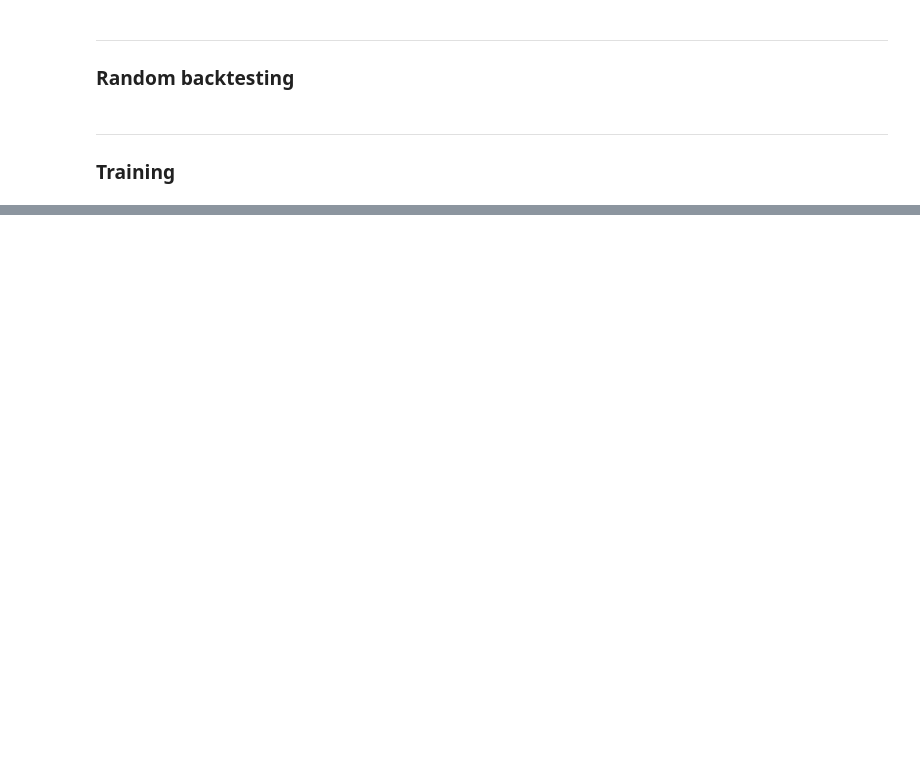
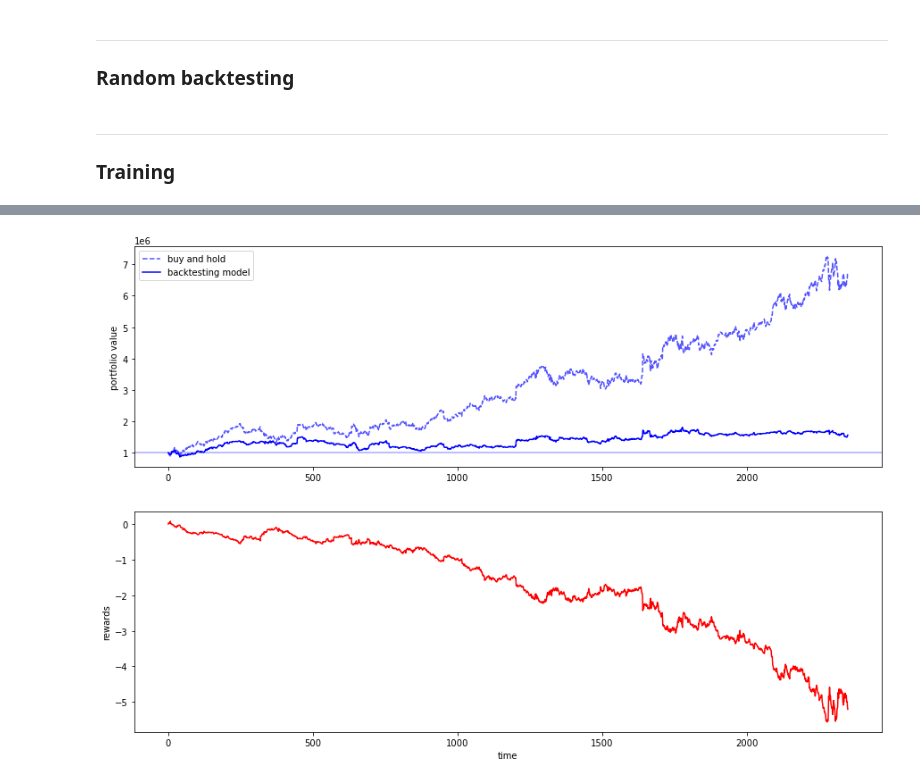
Before and after one commit to willarliss/Trade-Bot, a Jupyter notebook: working_improvements/training_prelim.ipynb, the cells around one changed output, grey strips where cells are left out. Saved outputs shown, nothing was run; the diff lists cells and outputs as text; code cells hidden in the pictures; blank space fills up the shorter version.

```diff
--- a/working_improvements/training_prelim.ipynb
+++ b/working_improvements/training_prelim.ipynb
@@ -67,8 +67,10 @@ plt.plot(rewards)
 def build_model(input_shape, output_len):
 
     h1 = 1024
-    h2 = 584
-    h3 = 68
+    #h2 = 584
+    h2 = 784
+    #h3 = 68
+    h3 = 368
     eta = 0.01
 
     model = Sequential()
@@ -241,7 +243,7 @@ dqn_solver = DQN(
     batch_size=3_000,
     memory_size=1_000_000,
     alpha=1.0,
-    alpha_decay=0.999,
+    alpha_decay=0.99,
     alpha_min=0.1,
     gamma=0.99,
     n_epochs=20,
@@ -271,17 +273,16 @@ _________________________________________________________________
 # %%
 history = []
 # %%
-for i in np.arange(6, 2500):
+for i in np.arange(16, 600):
+
+    agent_performance = []
+    long_performance = []
+    reward_trace = []
+    actions = []
 
     # Reset the evironment at the top of each episode
     state = env.reset()
     done = False
-
-    stock_performance = []
-    agent_performance = []
-    long_performance = []
-    reward_trace = []
-    actions = []
 
     # Perform experience replay (automatically skips if not enough memory)
     print('\t')
@@ -321,11 +322,10 @@ for i in np.arange(6, 2500):
     print('================================================================================================================')
 
     history.append({
-        'stock': stock_performance,
         'agent': agent_performance,
         'long': long_performance,
         'actions': actions,
-        'rewards': np.mean(reward_trace),
+        'rewards': reward_trace,
         })
 
 X, y = test
@@ -353,21 +362,21 @@ dqn_solver.n_epochs = 20
 # %%
 fig = plt.figure(figsize=(15,10))
 ax1 = fig.add_subplot(211)
 ax2 = fig.add_subplot(212)
 
 i = -2
 X = np.arange(len(history[i]['agent']))
 
 ax1.plot(X, history[i]['long'], 'b--', alpha=0.667, label='buy and hold')
 ax1.plot(X, history[i]['agent'], 'b-', label='backtesting model')
 ax1.axhline(env.balance_init, alpha=0.333, color='blue')
 ax1.set_ylabel('portfolio value')
-ax1.set_title('training')
 ax1.legend()
 
-#ax2.plot(history[i]['stock'], 'r-', label='GOOG')
-#ax2.set_ylabel('stock value')
-#ax2.set_xlabel('time')
-#ax2.legend()
+ax2.plot(X, history[i]['rewards'], 'r-')
+ax2.set_ylabel('rewards')
+ax2.set_xlabel('time')
 
 plt.show();
+# %% [output]
+[figure, added]
```
Also changed, not shown: parts of 5 cells of this notebook, 1 other file.
